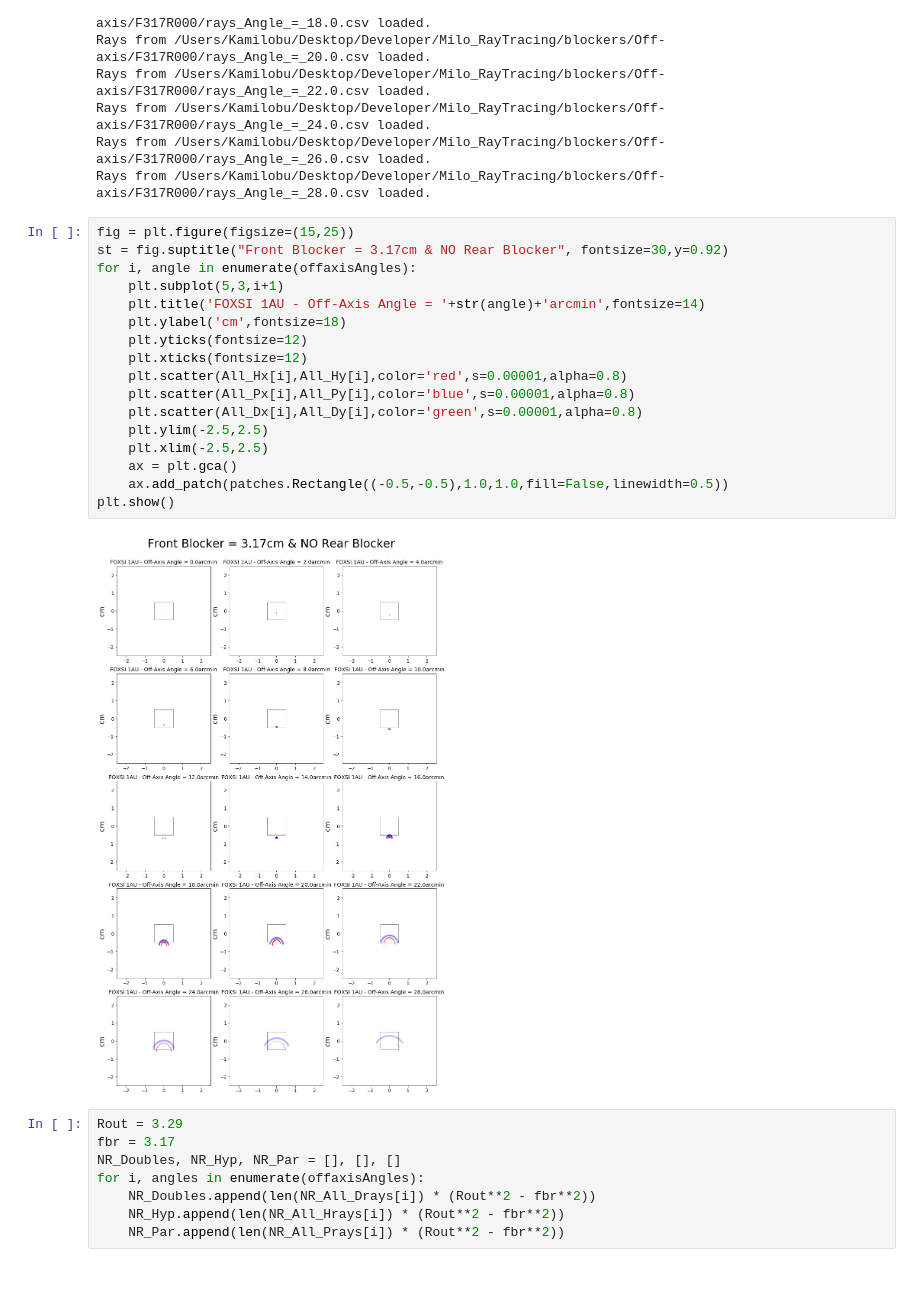
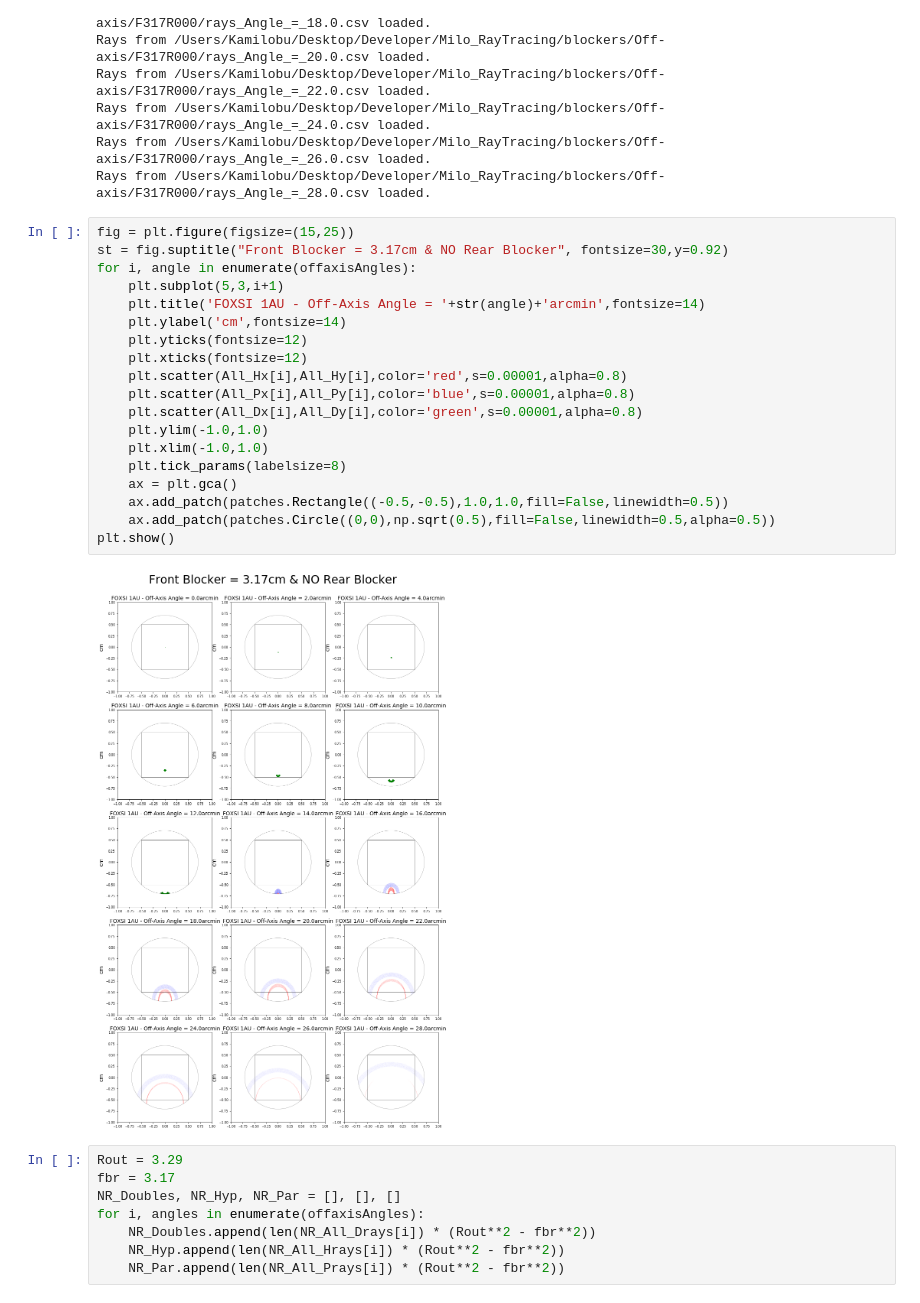
Before and after one commit to pymilo/Milo_RayTracing, a Jupyter notebook: Notebooks/FrontRearBlockers_OffAxis.ipynb, the cells around one changed output. Cells and saved outputs as stored; diff of their text form.

```diff
--- a/Notebooks/FrontRearBlockers_OffAxis.ipynb
+++ b/Notebooks/FrontRearBlockers_OffAxis.ipynb
@@ -532,22 +532,24 @@ Rays from /Users/Kamilobu/Desktop/Developer/Milo_RayTracing/blockers/Off-axis/F3
 # %%
 fig = plt.figure(figsize=(15,25))
 st = fig.suptitle("Front Blocker = 3.17cm & NO Rear Blocker", fontsize=30,y=0.92)
 for i, angle in enumerate(offaxisAngles):
     plt.subplot(5,3,i+1)
     plt.title('FOXSI 1AU - Off-Axis Angle = '+str(angle)+'arcmin',fontsize=14)
-    plt.ylabel('cm',fontsize=18)
+    plt.ylabel('cm',fontsize=14)
     plt.yticks(fontsize=12)
     plt.xticks(fontsize=12)
     plt.scatter(All_Hx[i],All_Hy[i],color='red',s=0.00001,alpha=0.8)
     plt.scatter(All_Px[i],All_Py[i],color='blue',s=0.00001,alpha=0.8)
     plt.scatter(All_Dx[i],All_Dy[i],color='green',s=0.00001,alpha=0.8)
-    plt.ylim(-2.5,2.5)
-    plt.xlim(-2.5,2.5)
+    plt.ylim(-1.0,1.0)
+    plt.xlim(-1.0,1.0)
+    plt.tick_params(labelsize=8)
     ax = plt.gca()
     ax.add_patch(patches.Rectangle((-0.5,-0.5),1.0,1.0,fill=False,linewidth=0.5))
+    ax.add_patch(patches.Circle((0,0),np.sqrt(0.5),fill=False,linewidth=0.5,alpha=0.5))
 plt.show()
 # %% [output]
-[figure, old version]
+[figure, new version]
 # %%
 Rout = 3.29
 fbr = 3.17
```
